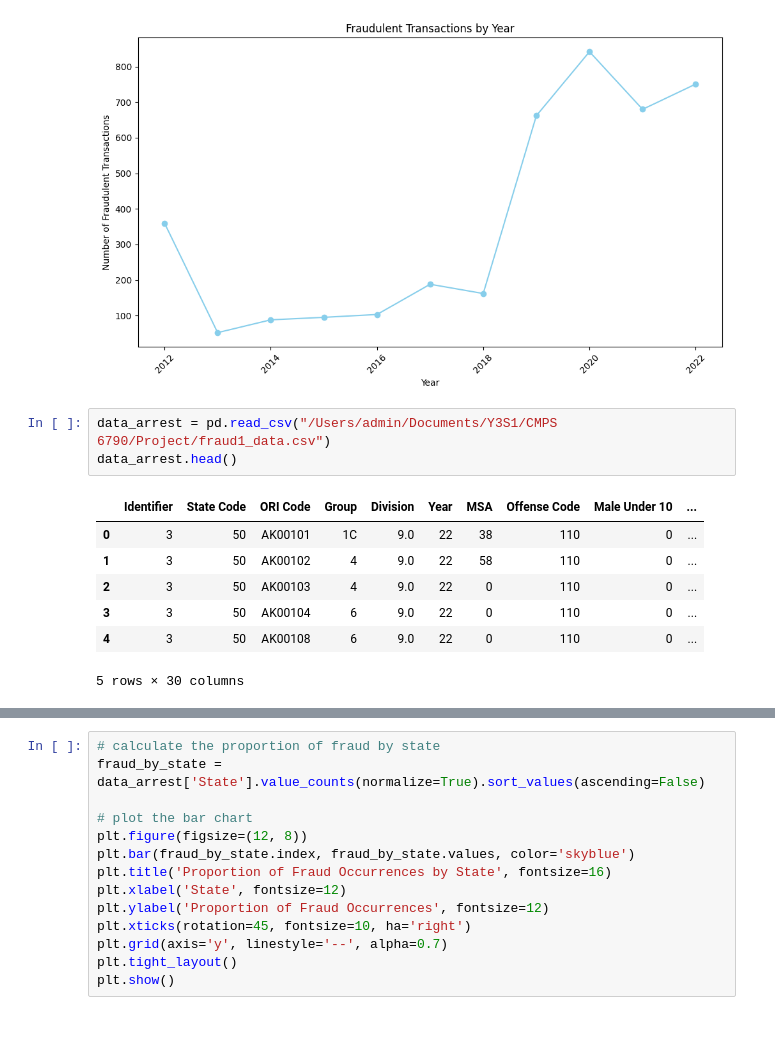
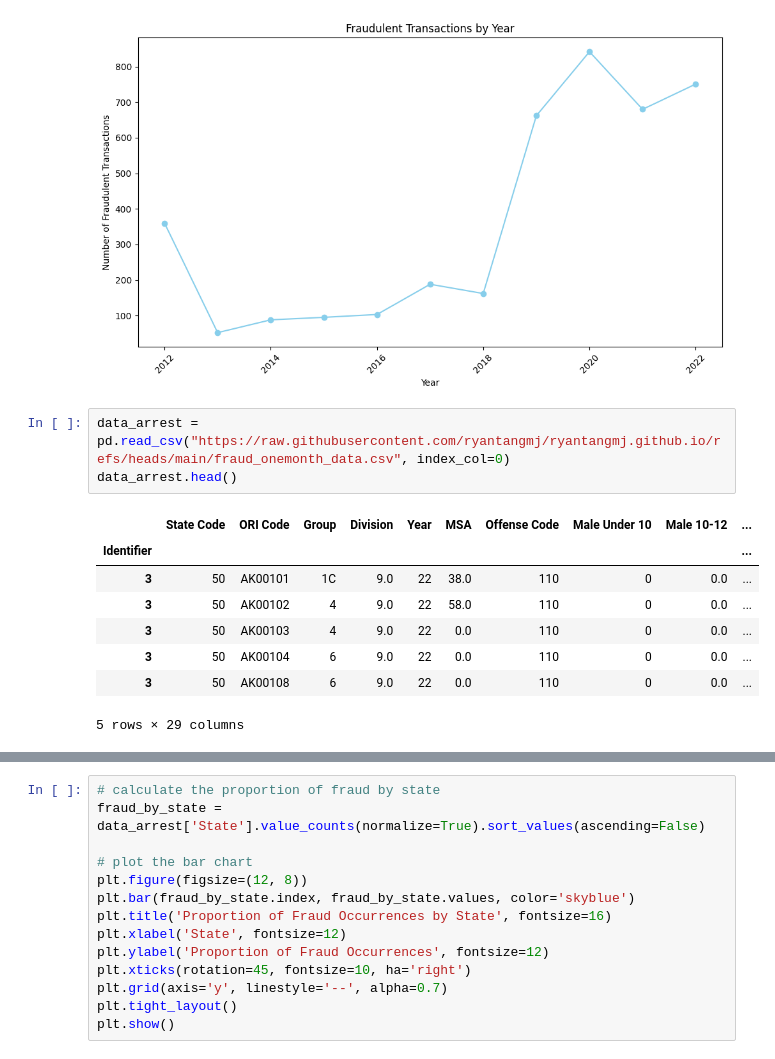
Before and after one commit to ryantangmj/ryantangmj.github.io, a Jupyter notebook: final_tutorial.ipynb, the cells around one changed output, grey strips where cells are left out. Cells and saved outputs as stored; diff of their text form; blank space fills up the shorter version.

```diff
--- a/final_tutorial.ipynb
+++ b/final_tutorial.ipynb
@@ -127,17 +128,18 @@ plt.show()
 plt.show()
 # %% [output]
 [figure]
-# %%
-data_arrest = pd.read_csv("/Users/admin/Documents/Y3S1/CMPS 6790/Project/fraud1_data.csv")
-data_arrest.head()
-# %% [output]
-|  | Identifier | State Code | ORI Code | Group | Division | Year | MSA | Offense Code | Male Under 10 | ... |
-| 0 | 3 | 50 | AK00101 | 1C | 9.0 | 22 | 38 | 110 | 0 | ... |
-| 1 | 3 | 50 | AK00102 | 4 | 9.0 | 22 | 58 | 110 | 0 | ... |
-| 2 | 3 | 50 | AK00103 | 4 | 9.0 | 22 | 0 | 110 | 0 | ... |
-| 3 | 3 | 50 | AK00104 | 6 | 9.0 | 22 | 0 | 110 | 0 | ... |
-| 4 | 3 | 50 | AK00108 | 6 | 9.0 | 22 | 0 | 110 | 0 | ... |
-5 rows × 30 columns
+# %%
+data_arrest = pd.read_csv("https://raw.githubusercontent.com/ryantangmj/ryantangmj.github.io/refs/heads/main/fraud_onemonth_data.csv", index_col=0)
+data_arrest.head()
+# %% [output]
+|  | State Code | ORI Code | Group | Division | Year | MSA | Offense Code | Male Under 10 | Male 10-12 | ... |
+| Identifier |  |  |  |  |  |  |  |  |  | ... |
+| 3 | 50 | AK00101 | 1C | 9.0 | 22 | 38.0 | 110 | 0 | 0.0 | ... |
+| 3 | 50 | AK00102 | 4 | 9.0 | 22 | 58.0 | 110 | 0 | 0.0 | ... |
+| 3 | 50 | AK00103 | 4 | 9.0 | 22 | 0.0 | 110 | 0 | 0.0 | ... |
+| 3 | 50 | AK00104 | 6 | 9.0 | 22 | 0.0 | 110 | 0 | 0.0 | ... |
+| 3 | 50 | AK00108 | 6 | 9.0 | 22 | 0.0 | 110 | 0 | 0.0 | ... |
+5 rows × 29 columns
 # %%
 # converting State Code column to str type
 data_arrest['State Code'] = data_arrest['State Code'].astype(str).str.strip()
```
Also changed, not shown: parts of 3 cells of this notebook, 1 other file.
